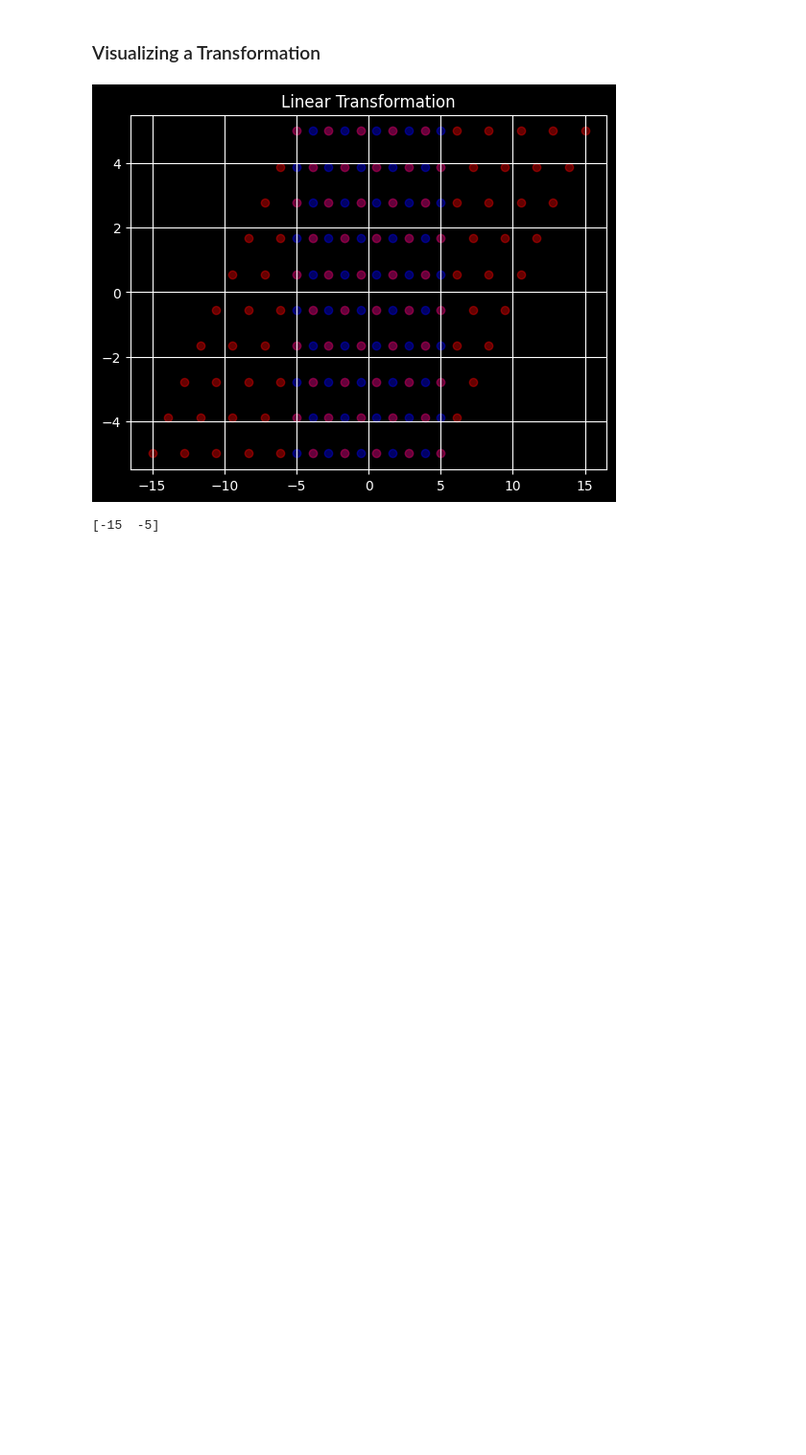
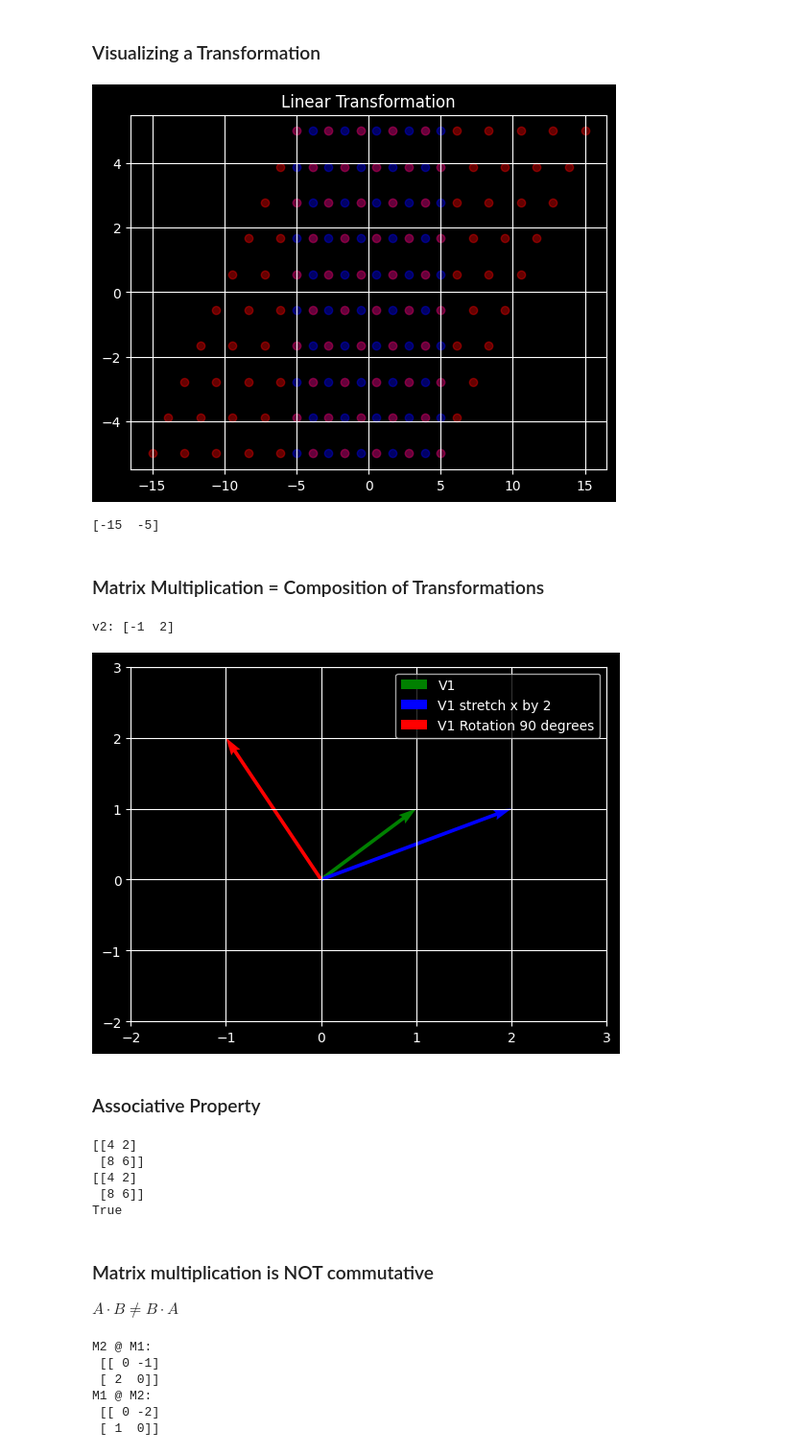
Before and after one commit to safinmahesania/AI-Journey, a Jupyter notebook: 02 Linear Algebra for Machine Learning/linear_algebra.ipynb, the cells around one changed output. Shown at 96% size. Saved outputs shown, nothing was run; the diff lists cells and outputs as text; code cells hidden in the pictures; blank space fills up the shorter version.

Commit message:
Matrix Multiplication = Composition of Transformations Associative Property Matrix multiplication is NOT commutative

```diff
--- a/02 Linear Algebra for Machine Learning/linear_algebra.ipynb
+++ b/02 Linear Algebra for Machine Learning/linear_algebra.ipynb
@@ -312,3 +312,76 @@ x = A @ v
 print(x)
 # %% [output]
 [-15  -5]
+# %% [markdown]
+### Matrix Multiplication = Composition of Transformations
+# %%
+# Scaling then rotation
+
+# Vector
+v = np.array([1, 1])
+
+# Scaling matrix (stretch x by 2)
+M1 = np.array([
+    [2, 0],
+    [0, 1]
+])
+
+# Rotation 90 degrees CCW
+M2 = np.array([
+    [0, -1],
+    [1, 0]
+])
+
+# Apply one by one
+v1 = M1 @ v
+v2 = M2 @ v1
+
+# Combined matrix
+print("v2:", v2)
+
+plt.quiver(0,0,v[0],v[1],scale_units='xy', angles='xy',color='g',scale=1,label='V1')
+plt.quiver(0,0,v1[0],v1[1],scale_units='xy', angles='xy',color='b',scale=1,label='V1 stretch x by 2')
+plt.quiver(0,0,v2[0],v2[1],scale_units='xy', angles='xy',color='r',scale=1, label='V1 Rotation 90 degrees')
+plt.legend()
+plt.xlim(-2, 3)
+plt.ylim(-2, 3)
+plt.grid()
+plt.show()
+# %% [output]
+v2: [-1  2]
+[figure, added]
+# %% [markdown]
+### Associative Property
+# %%
+A = np.array([[1,2],[3,4]])
+B = np.array([[0,1],[1,0]])
+C = np.array([[2,0],[0,2]])
+
+left = (A @ B) @ C
+right = A @ (B @ C)
+
+print(left)
+print(right)
+print(np.allclose(left, right))  # True
+# %% [output]
+[[4 2]
+ [8 6]]
+[[4 2]
+ [8 6]]
+True
+# %% [markdown]
+### Matrix multiplication is NOT commutative
+$A \cdot B \neq B \cdot A$
+# %%
+M1 = np.array([[2,0],[0,1]])  # scale x
+M2 = np.array([[0,-1],[1,0]]) # rotate 90 deg
+
+print("M2 @ M1:\n", M2 @ M1)
+print("M1 @ M2:\n", M1 @ M2)
+# %% [output]
+M2 @ M1:
+ [[ 0 -1]
+ [ 2  0]]
+M1 @ M2:
+ [[ 0 -2]
+ [ 1  0]]
```
Also changed, not shown: parts of 1 cell of this notebook.
